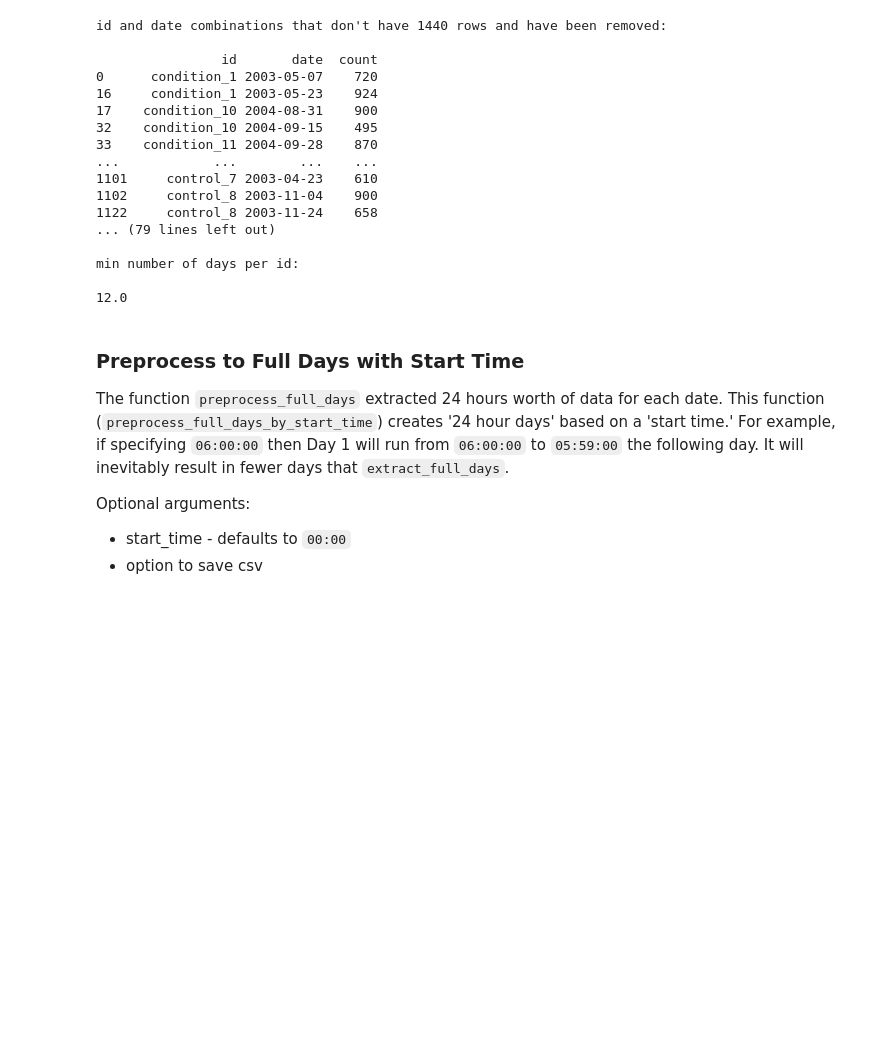
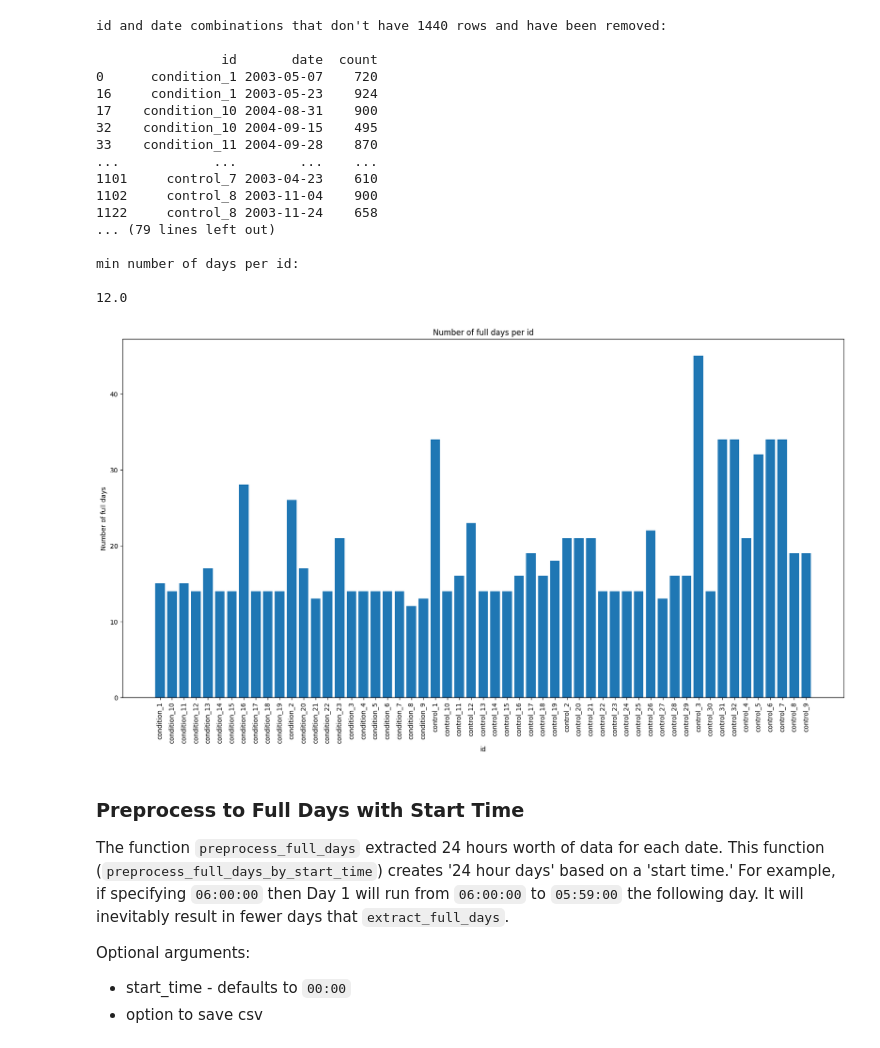
Before and after one commit to zoonalink/IGP-5, a Jupyter notebook: petter/data-process-v4.ipynb, the cells around one changed output. Saved outputs shown, nothing was run; the diff lists cells and outputs as text; code cells hidden in the pictures; blank space fills up the shorter version.

```diff
--- a/petter/data-process-v4.ipynb
+++ b/petter/data-process-v4.ipynb
@@ -318,6 +374,19 @@ id and date combinations that don't have 1440 rows and have been removed:
 min number of days per id:
 
 12.0
+# %%
+# plot ids on x-axis and number of full days on y-axis
+# divide by 1440 to get number of days
+plt.figure(figsize=(20,10))
+plt.bar(full_days_df.groupby('id').size().index, full_days_df.groupby('id').size()/1440)
+plt.title('Number of full days per id')
+# rotate x-axis labels
+plt.xticks(rotation=90)
+plt.xlabel('id')
+plt.ylabel('Number of full days')
+plt.show()
+# %% [output]
+[figure, added]
 # %% [markdown]
 ### Preprocess to Full Days with Start Time
 
```
Also changed, not shown: parts of 17 cells of this notebook, 11 other files.
